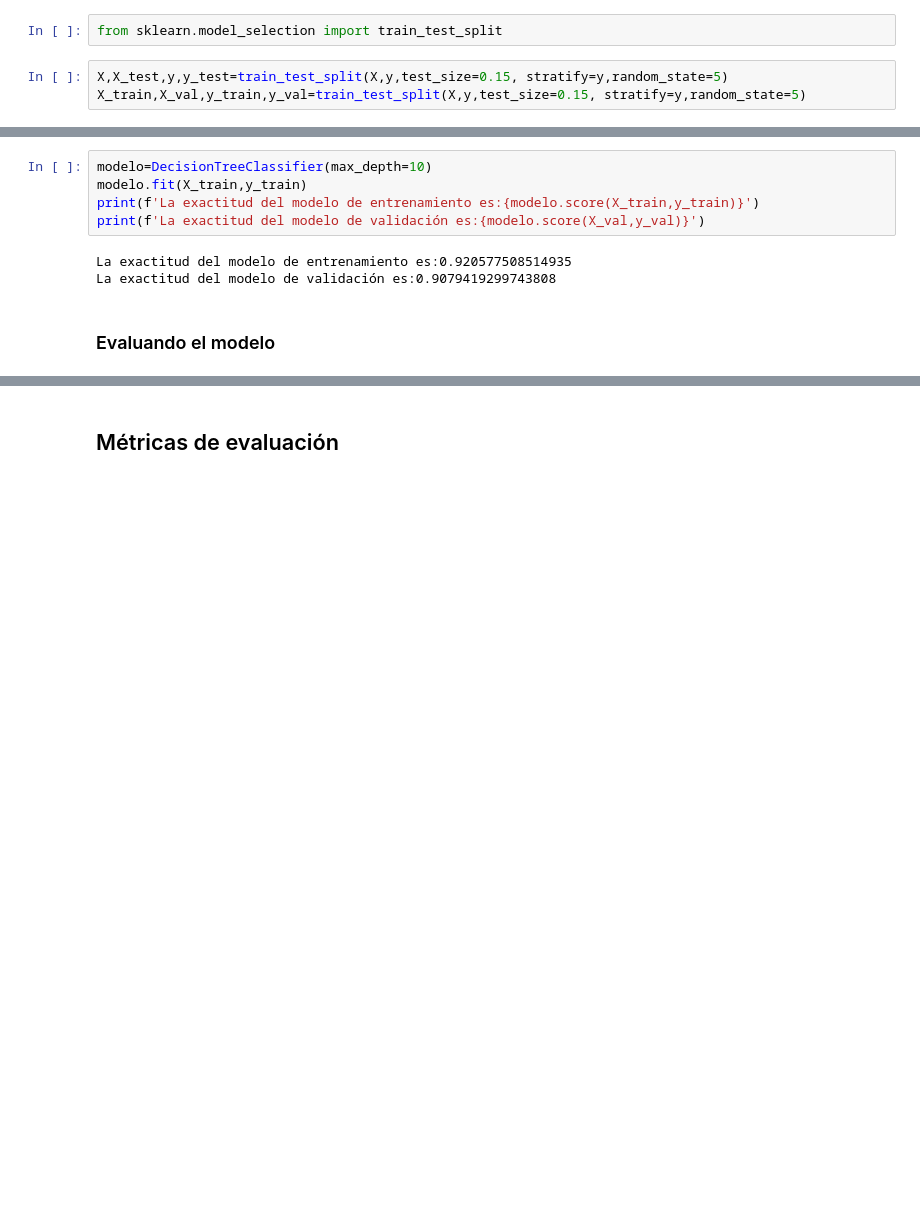
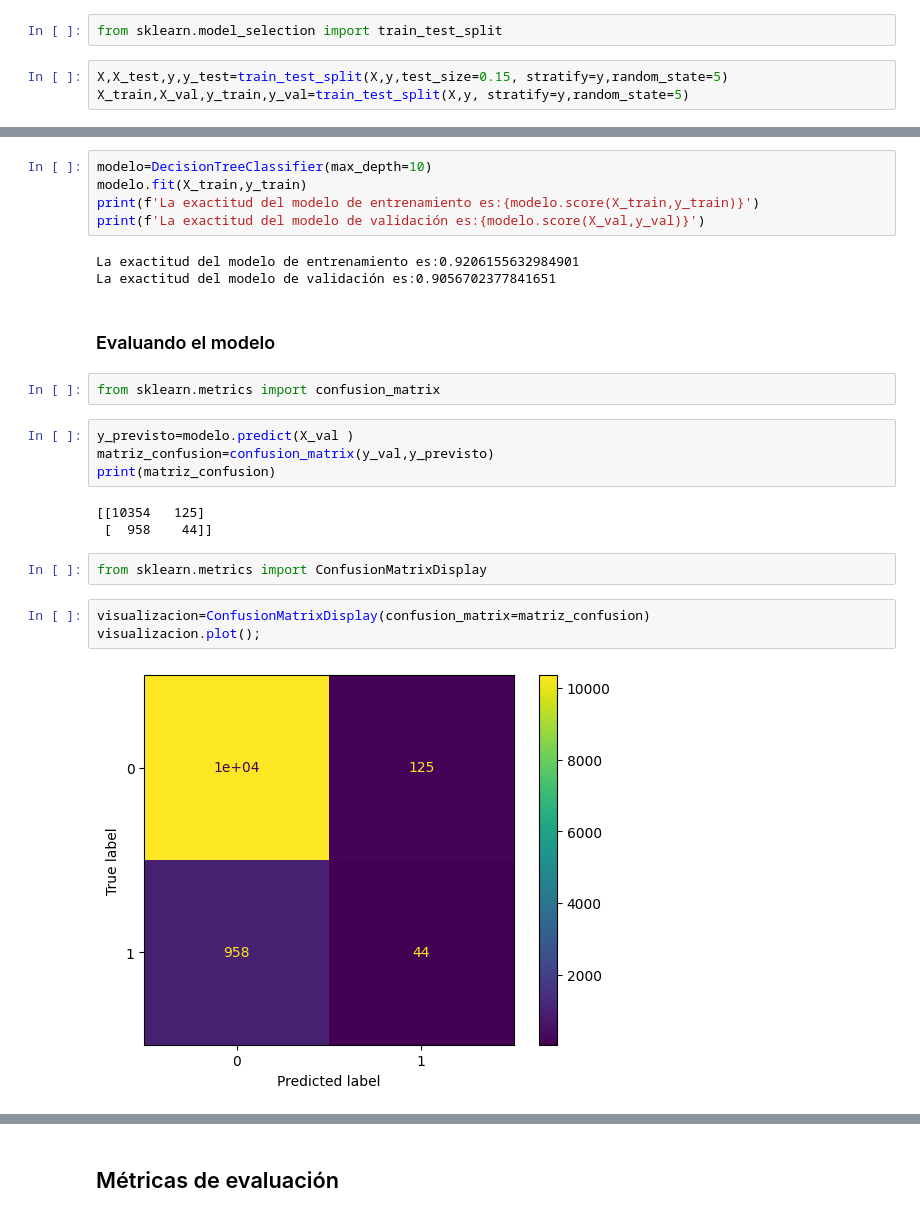
Before and after one commit to Tecindes/ClasificacionValidacion, a Jupyter notebook: Clasificacion_validacion_y_metricas.ipynb, the cells around one changed output, grey strips where cells are left out. Drawn from its saved outputs; the diff is of its cells as text; blank space fills up the shorter version.

```diff
--- a/Clasificacion_validacion_y_metricas.ipynb
+++ b/Clasificacion_validacion_y_metricas.ipynb
@@ -88,7 +89,7 @@ Con el objetivo de verificar la capacidad de generalización de un modelo, debem
 from sklearn.model_selection import train_test_split
 # %%
 X,X_test,y,y_test=train_test_split(X,y,test_size=0.15, stratify=y,random_state=5)
-X_train,X_val,y_train,y_val=train_test_split(X,y,test_size=0.15, stratify=y,random_state=5)
+X_train,X_val,y_train,y_val=train_test_split(X,y, stratify=y,random_state=5)
 # %%
 modelo=DecisionTreeClassifier()
 modelo.fit(X_train,y_train)
@@ -103,7 +104,23 @@ modelo.fit(X_train,y_train)
 print(f'La exactitud del modelo de entrenamiento es:{modelo.score(X_train,y_train)}')
 print(f'La exactitud del modelo de validación es:{modelo.score(X_val,y_val)}')
 # %% [output]
-La exactitud del modelo de entrenamiento es:0.920577508514935
-La exactitud del modelo de validación es:0.9079419299743808
+La exactitud del modelo de entrenamiento es:0.9206155632984901
+La exactitud del modelo de validación es:0.9056702377841651
 # %% [markdown]
 ### Evaluando el modelo
+# %%
+from sklearn.metrics import confusion_matrix
+# %%
+y_previsto=modelo.predict(X_val )
+matriz_confusion=confusion_matrix(y_val,y_previsto)
+print(matriz_confusion)
+# %% [output]
+[[10354   125]
+ [  958    44]]
+# %%
+from sklearn.metrics import ConfusionMatrixDisplay
+# %%
+visualizacion=ConfusionMatrixDisplay(confusion_matrix=matriz_confusion)
+visualizacion.plot();
+# %% [output]
+[figure, added]
```
Also changed, not shown: parts of 3 cells of this notebook.
